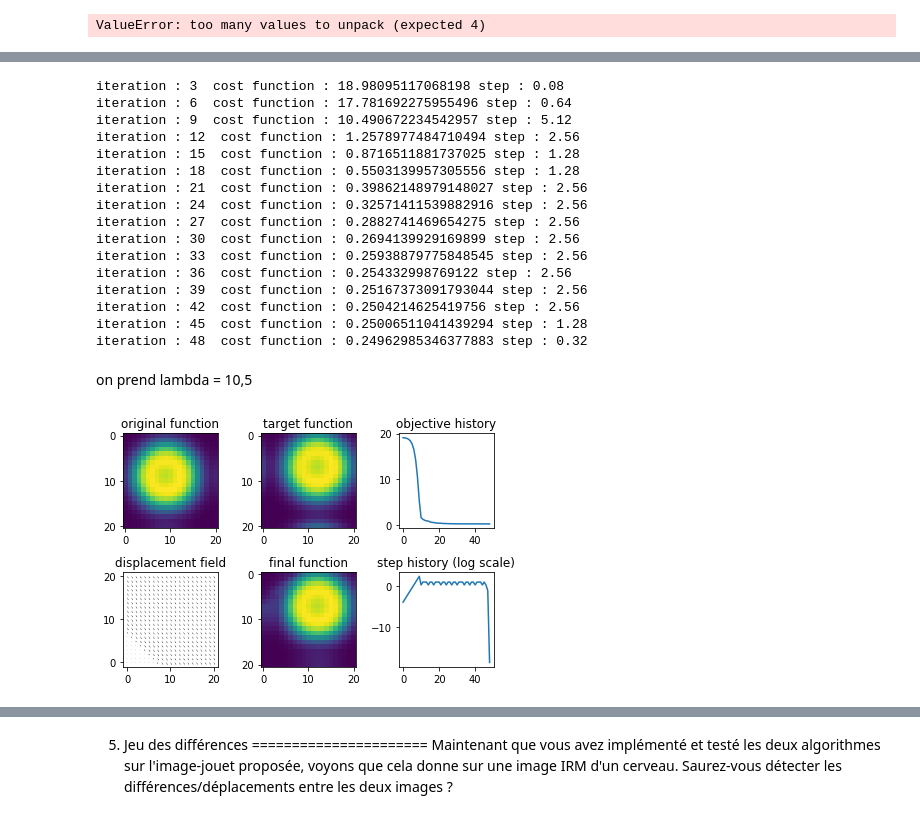
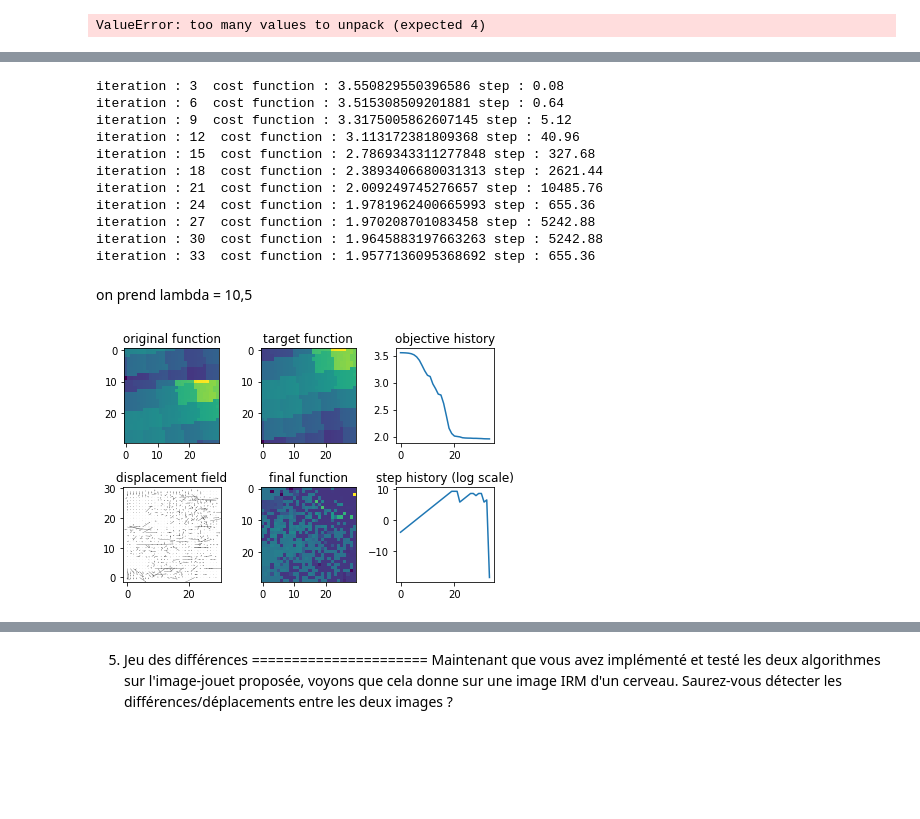
Before and after one commit to YamSok/CESBIO_BIOMASS, a Jupyter notebook: optim.ipynb, the cells around one changed output, grey strips where cells are left out. Cells and saved outputs as stored; diff of their text form; code cells hidden in the pictures; blank space fills up the shorter version.

```diff
--- a/optim.ipynb
+++ b/optim.ipynb
@@ -192,3 +177,9 @@ def RecalageGN(f,g,lamb,mu,nitermax,stepini,epsi) :
         if (niter % 3 ==0) :
             print('iteration :',niter,' cost function :',obj,'step :',step)
     return ux,uy,np.array(CF),np.array(step_list),niter
+# %%
+def get_images():
+    band1 = np.loadtxt("band1.txt")
+    band2 = np.loadtxt("band2.txt")
+    return band1, band2
+b1,b2 = get_images()
@@ -336,33 +316,3 @@ def RecalageGN_clean(f,g,lamb,mu,nitermax,stepini,epsi) :
-# %%
-def RecalageGN(f,g,lamb,mu,nitermax,stepini,epsi) :
-    ux=np.zeros(f.shape)
-    uy=np.zeros(f.shape)
-    descentx=np.zeros(f.shape)
-    descenty=np.zeros(f.shape)
-
-
-    CF=[]
-    step_list=[]
-    niter=0
-    step=stepini
-    dfx=dx(f)
-    dfy=dy(f)
-    df = [dfx,dfy]
-    while niter < nitermax and step > 1.e-8 :
-        niter+=1
-        obj,fu=objective_function(f,g,ux,uy,lamb,mu)
-        CF.append(obj)
-        # Gradient of F at point u
-        dfu=[interpol(dfx,ux,uy),interpol(dfy,ux,uy)] ##on dérive puis on interpole
-        phi = [fu - g,np.sqrt(mu)*(dx(uy) + dy(ux)), np.sqrt(mu + lamb)*(dx(ux) + dy(uy))]
-        b = JTPsi(phi,dfu,lamb,mu)
-        [descentx,descenty]=CGSolve(descentx,descenty,lamb,mu,b,epsi,dfu)
-        ux,uy,step=linesearch(ux,uy,step,descentx,descenty,obj,f,g,lamb,mu)
-        step_list.append(step)
-        # Display
-        if (niter % 3 ==0) :
-            print('iteration :',niter,' cost function :',obj,'step :',step)
-    return ux,uy,np.array(CF),np.array(step_list),niter
 # %%
 lambk = np.linspace(0,50,20)
 muk = np.copy(lambk)
@@ -434,45 +384,40 @@ lamb = lambk[k]
 mu = lamb
 epsi=0.1
 nitermax= 3000
-ux,uy,CF,step,n=RecalageGN(f,g,lamb,mu,nitermax,step0,epsi)
+ux,uy,CF,step,n=RecalageGN(im2,im1,lamb,mu,nitermax,step0,epsi)
 # %% [output]
-iteration : 3  cost function : 18.98095117068198 step : 0.08
-iteration : 6  cost function : 17.781692275955496 step : 0.64
-iteration : 9  cost function : 10.490672234542957 step : 5.12
-iteration : 12  cost function : 1.2578977484710494 step : 2.56
-iteration : 15  cost function : 0.8716511881737025 step : 1.28
-iteration : 18  cost function : 0.5503139957305556 step : 1.28
-iteration : 21  cost function : 0.39862148979148027 step : 2.56
-iteration : 24  cost function : 0.32571411539882916 step : 2.56
-iteration : 27  cost function : 0.2882741469654275 step : 2.56
-iteration : 30  cost function : 0.2694139929169899 step : 2.56
-iteration : 33  cost function : 0.25938879775848545 step : 2.56
-iteration : 36  cost function : 0.254332998769122 step : 2.56
-iteration : 39  cost function : 0.25167373091793044 step : 2.56
-iteration : 42  cost function : 0.2504214625419756 step : 2.56
-iteration : 45  cost function : 0.25006511041439294 step : 1.28
-iteration : 48  cost function : 0.24962985346377883 step : 0.32
+iteration : 3  cost function : 3.550829550396586 step : 0.08
+iteration : 6  cost function : 3.515308509201881 step : 0.64
+iteration : 9  cost function : 3.3175005862607145 step : 5.12
+iteration : 12  cost function : 3.113172381809368 step : 40.96
+iteration : 15  cost function : 2.7869343311277848 step : 327.68
+iteration : 18  cost function : 2.3893406680031313 step : 2621.44
+iteration : 21  cost function : 2.009249745276657 step : 10485.76
+iteration : 24  cost function : 1.9781962400665993 step : 655.36
+iteration : 27  cost function : 1.970208701083458 step : 5242.88
+iteration : 30  cost function : 1.9645883197663263 step : 5242.88
+iteration : 33  cost function : 1.9577136095368692 step : 655.36
 # %% [markdown]
 on prend lambda = 10,5
 # %%
 fig, ax = plt.subplots(2,3)
-ax[0,0].imshow(f)
+ax[0,0].imshow(im2)
 ax[0,0].set_title('original function')
-ax[0,1].imshow(g)
+ax[0,1].imshow(im1)
 ax[0,1].set_title('target function')
 ax[1,0].quiver(ux,uy)
 ax[1,0].set_title('displacement field')
-ax[1,1].imshow(interpol(f,ux,uy))
+ax[1,1].imshow(interpol(im2,ux,uy))
 ax[1,1].set_title('final function')
 ax[0,2].plot(CF)
 ax[0,2].set_title('objective history')
 ax[1,2].plot(np.log(step))
 ax[1,2].set_title('step history (log scale)')
 
 plt.tight_layout()
 plt.show()
 # %% [output]
-[figure, old version]
+[figure, new version]
 # %%
 plt.quiver(ux, uy)
 plt.show()
```
Also changed, not shown: parts of 15 cells of this notebook.
